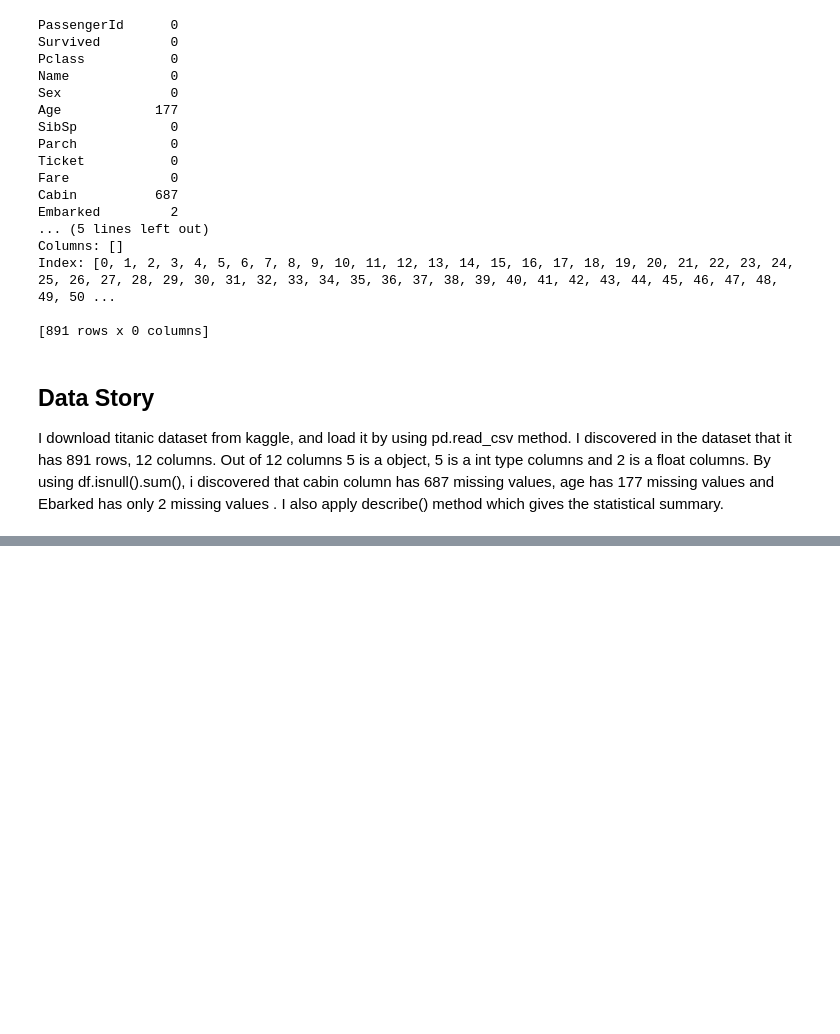
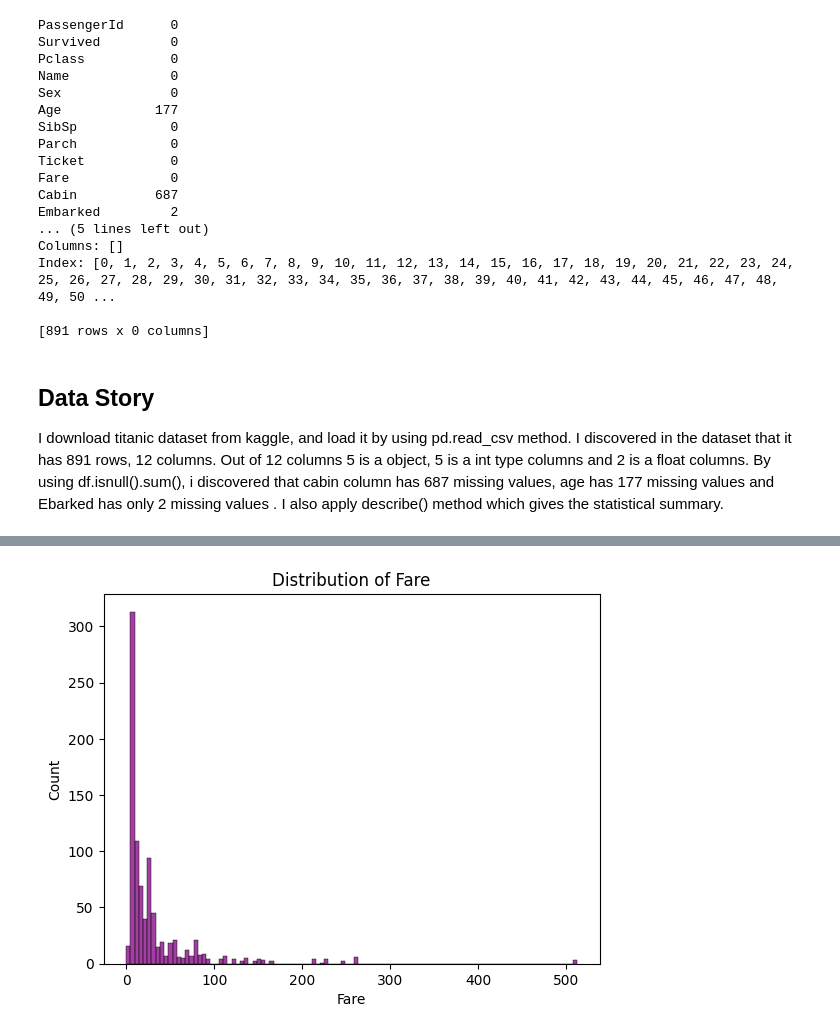
Before and after one commit to Nomi9251/Neurofive-ml-track, a Jupyter notebook: Task1.ipynb, the cells around one changed output, grey strips where cells are left out. Saved outputs shown, nothing was run; the diff lists cells and outputs as text; code cells hidden in the pictures; blank space fills up the shorter version.

```diff
--- a/Task1.ipynb
+++ b/Task1.ipynb
@@ -55,0 +87,6 @@ I download titanic dataset from kaggle, and load it by using pd.read_csv method.
+# %%
+sns.histplot(df["Fare"], color="purple")
+plt.title("Distribution of Fare")
+plt.show()
+# %% [output]
+[figure, added]
```
Also changed, not shown: parts of 7 cells of this notebook.
